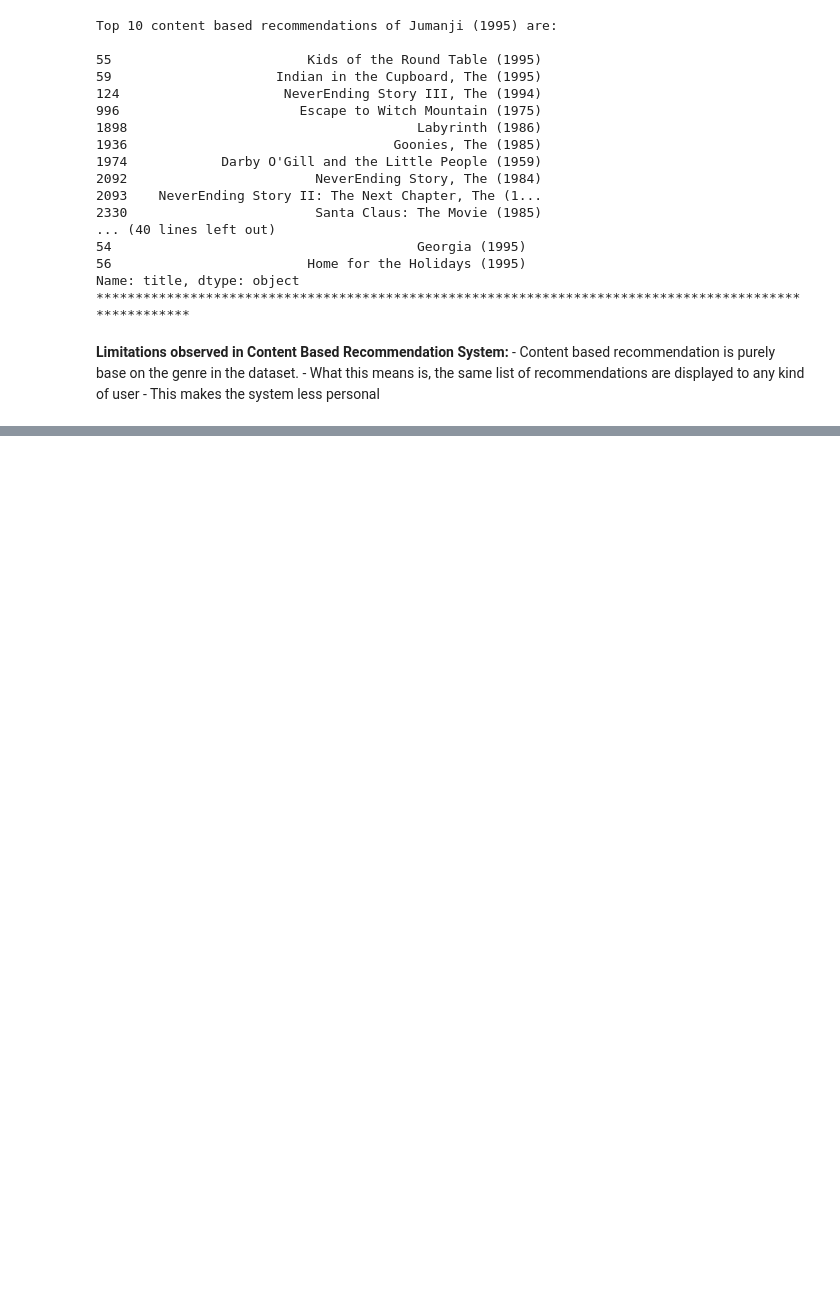
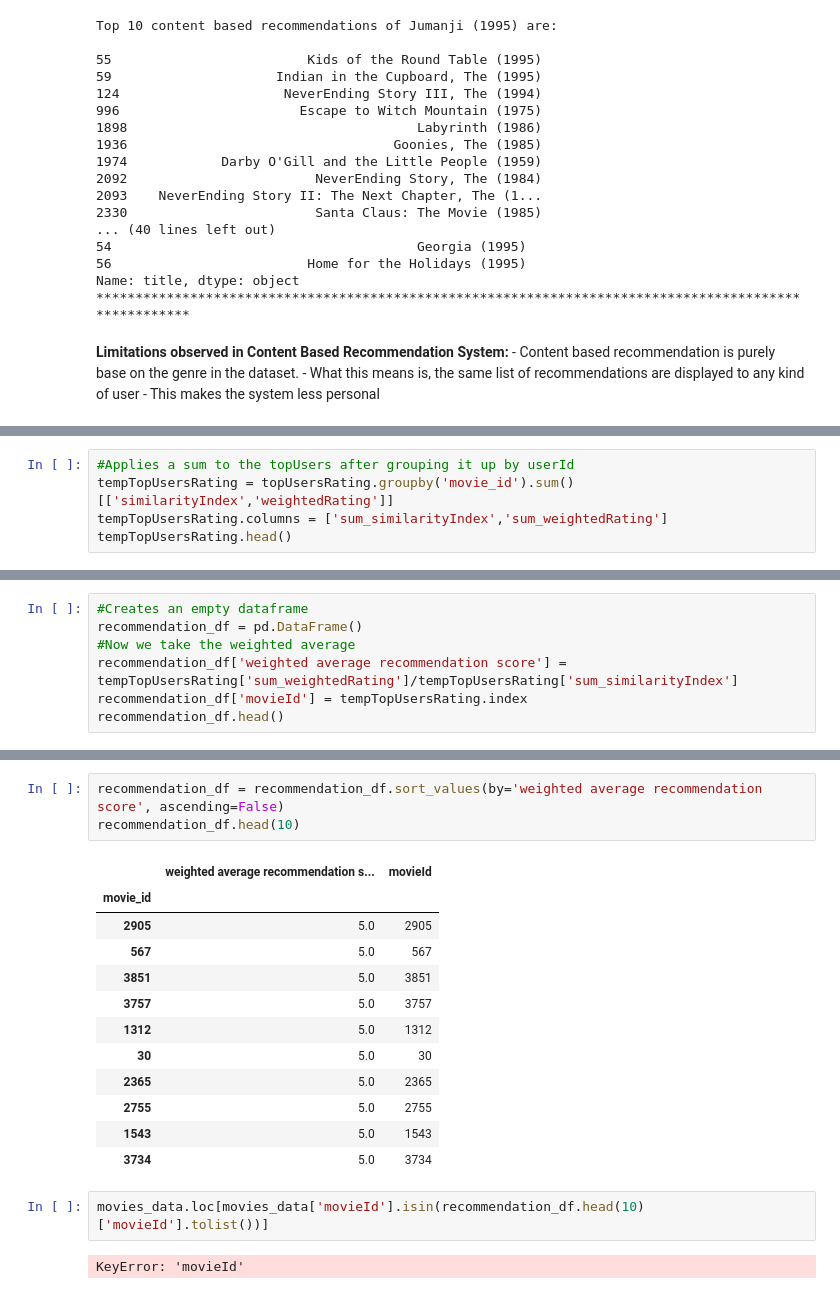
Before and after one commit to Praveen2795/Movie-Recommedation-System, a Jupyter notebook: Movie Recommendation system - DSCI Final Project .ipynb, the cells around one changed output, grey strips where cells are left out. Drawn from its saved outputs; the diff is of its cells as text; blank space fills up the shorter version.

```diff
--- a/Movie Recommendation system - DSCI Final Project .ipynb
+++ b/Movie Recommendation system - DSCI Final Project .ipynb
@@ -950,0 +1228,5 @@ ratings_data.head()
+# %%
+#Applies a sum to the topUsers after grouping it up by userId
+tempTopUsersRating = topUsersRating.groupby('movie_id').sum()[['similarityIndex','weightedRating']]
+tempTopUsersRating.columns = ['sum_similarityIndex','sum_weightedRating']
+tempTopUsersRating.head()
@@ -950,0 +1241,7 @@ ratings_data.head()
+# %%
+#Creates an empty dataframe
+recommendation_df = pd.DataFrame()
+#Now we take the weighted average
+recommendation_df['weighted average recommendation score'] = tempTopUsersRating['sum_weightedRating']/tempTopUsersRating['sum_similarityIndex']
+recommendation_df['movieId'] = tempTopUsersRating.index
+recommendation_df.head()
@@ -950,0 +1256,20 @@ ratings_data.head()
+# %%
+recommendation_df = recommendation_df.sort_values(by='weighted average recommendation score', ascending=False)
+recommendation_df.head(10)
+# %% [output]
+|  | weighted average recommendation s... | movieId |
+| movie_id |  |  |
+| 2905 | 5.0 | 2905 |
+| 567 | 5.0 | 567 |
+| 3851 | 5.0 | 3851 |
+| 3757 | 5.0 | 3757 |
+| 1312 | 5.0 | 1312 |
+| 30 | 5.0 | 30 |
+| 2365 | 5.0 | 2365 |
+| 2755 | 5.0 | 2755 |
+| 1543 | 5.0 | 1543 |
+| 3734 | 5.0 | 3734 |
+# %%
+movies_data.loc[movies_data['movieId'].isin(recommendation_df.head(10)['movieId'].tolist())]
+# %% [output]
+KeyError: 'movieId'
```
Also changed, not shown: parts of 31 cells of this notebook, 3 other files.
